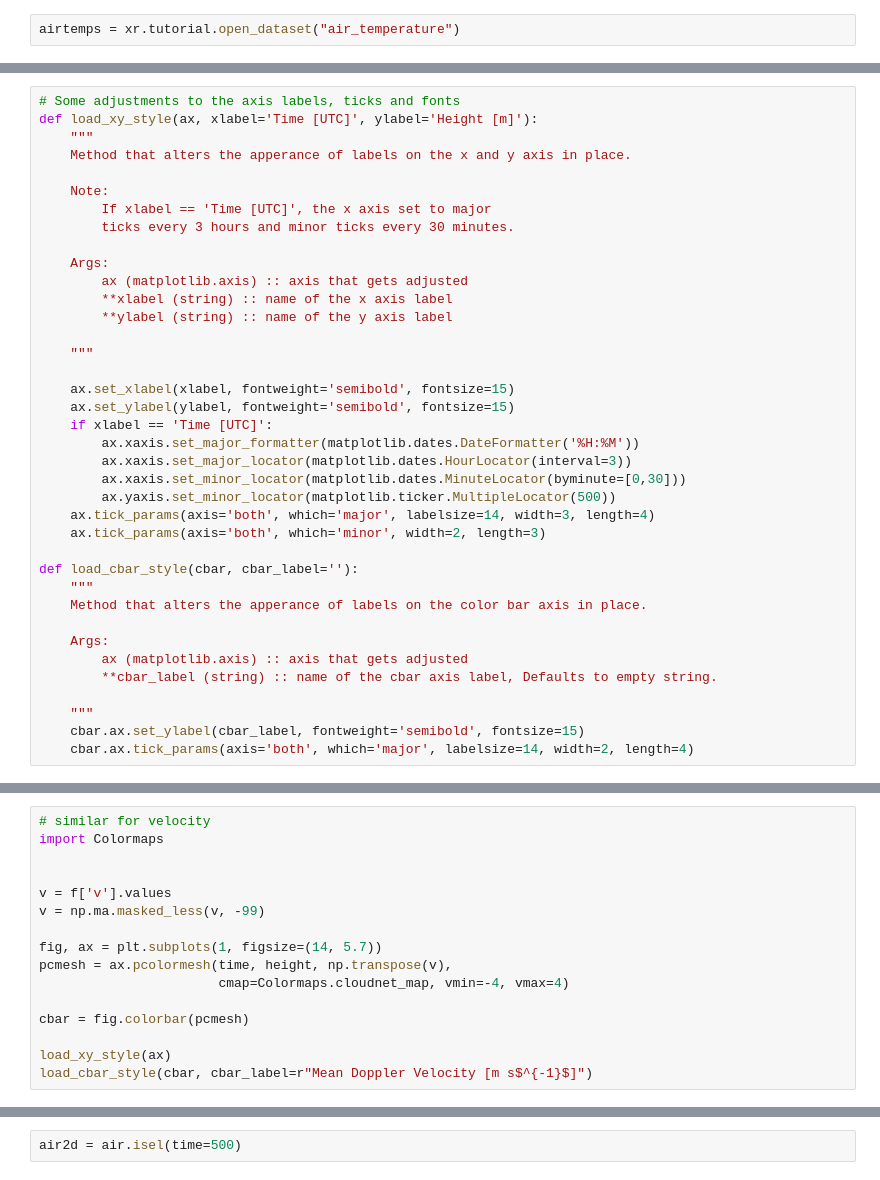
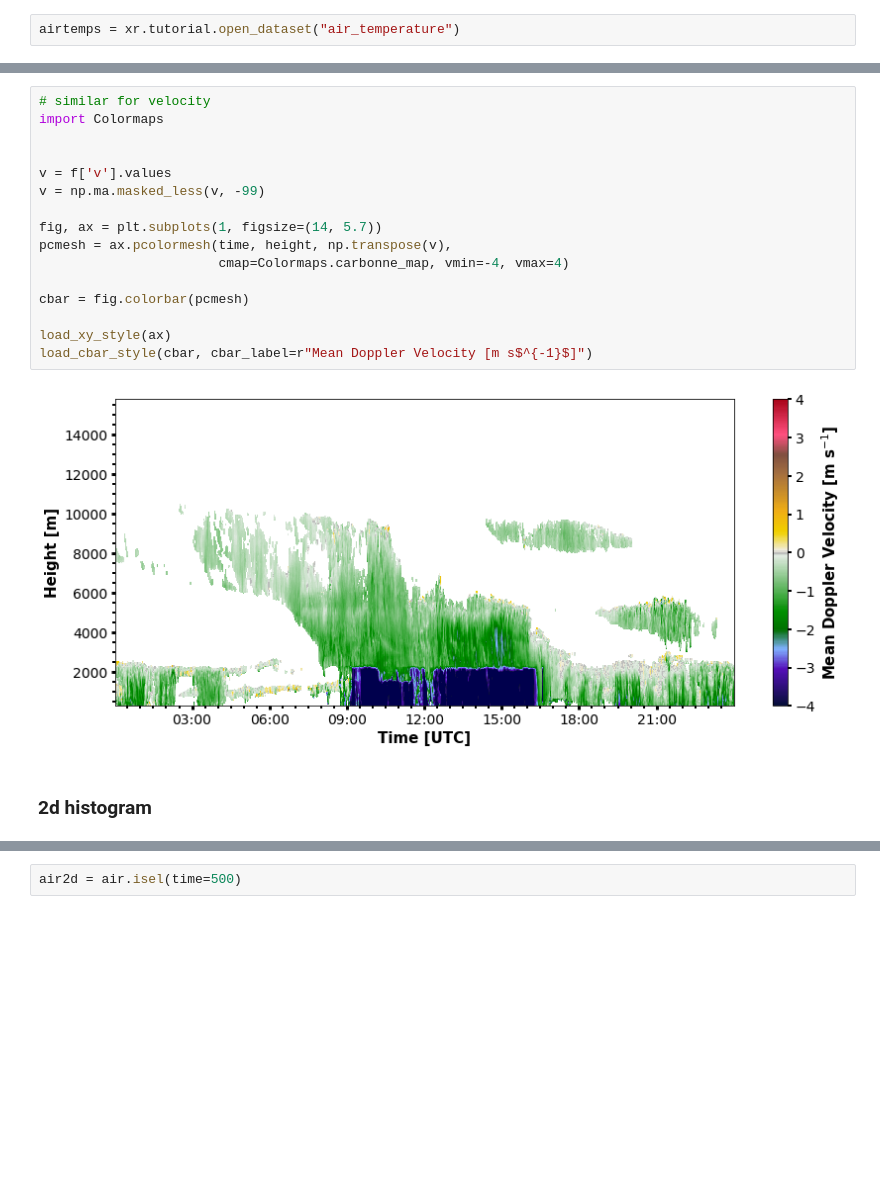
Before and after one commit to remsens-lim/PythonBeginnerCourse, a Jupyter notebook: notebooks_solution/part4_netcdf.ipynb, the cells around one changed output, grey strips where cells are left out. Saved outputs shown, nothing was run; the diff lists cells and outputs as text; blank space fills up the shorter version.

```diff
--- a/notebooks_solution/part4_netcdf.ipynb
+++ b/notebooks_solution/part4_netcdf.ipynb
@@ -127,41 +166,3 @@ ax.xaxis.set_major_formatter(matplotlib.dates.DateFormatter('%H:%M'))
-# %%
-# Some adjustments to the axis labels, ticks and fonts
-def load_xy_style(ax, xlabel='Time [UTC]', ylabel='Height [m]'):
-    """
-    Method that alters the apperance of labels on the x and y axis in place.
-
-    Note:
-        If xlabel == 'Time [UTC]', the x axis set to major
-        ticks every 3 hours and minor ticks every 30 minutes.
-
-    Args:
-        ax (matplotlib.axis) :: axis that gets adjusted
-        **xlabel (string) :: name of the x axis label
-        **ylabel (string) :: name of the y axis label
-
-    """
-
-    ax.set_xlabel(xlabel, fontweight='semibold', fontsize=15)
-    ax.set_ylabel(ylabel, fontweight='semibold', fontsize=15)
-    if xlabel == 'Time [UTC]':
-        ax.xaxis.set_major_formatter(matplotlib.dates.DateFormatter('%H:%M'))
-        ax.xaxis.set_major_locator(matplotlib.dates.HourLocator(interval=3))
-        ax.xaxis.set_minor_locator(matplotlib.dates.MinuteLocator(byminute=[0,30]))
-        ax.yaxis.set_minor_locator(matplotlib.ticker.MultipleLocator(500))
-    ax.tick_params(axis='both', which='major', labelsize=14, width=3, length=4)
-    ax.tick_params(axis='both', which='minor', width=2, length=3)
-
-def load_cbar_style(cbar, cbar_label=''):
-    """
-    Method that alters the apperance of labels on the color bar axis in place.
-
-    Args:
-        ax (matplotlib.axis) :: axis that gets adjusted
-        **cbar_label (string) :: name of the cbar axis label, Defaults to empty string.
-
-    """
-    cbar.ax.set_ylabel(cbar_label, fontweight='semibold', fontsize=15)
-    cbar.ax.tick_params(axis='both', which='major', labelsize=14, width=2, length=4)
 # %%
 # reflectivity plot
 
@@ -179,17 +185,21 @@ load_cbar_style(cbar, cbar_label="Refelctivity [dBZ]")
 # %%
 # similar for velocity
 import Colormaps
 
 
 v = f['v'].values
 v = np.ma.masked_less(v, -99)
 
 fig, ax = plt.subplots(1, figsize=(14, 5.7))
 pcmesh = ax.pcolormesh(time, height, np.transpose(v),
-                       cmap=Colormaps.cloudnet_map, vmin=-4, vmax=4)
+                       cmap=Colormaps.carbonne_map, vmin=-4, vmax=4)
 
 cbar = fig.colorbar(pcmesh)
 
 load_xy_style(ax)
 load_cbar_style(cbar, cbar_label=r"Mean Doppler Velocity [m s$^{-1}$]")
+# %% [output]
+[figure, added]
+# %% [markdown]
+### 2d histogram
 # %%
```
Also changed, not shown: parts of 27 cells of this notebook, 3 other files.
